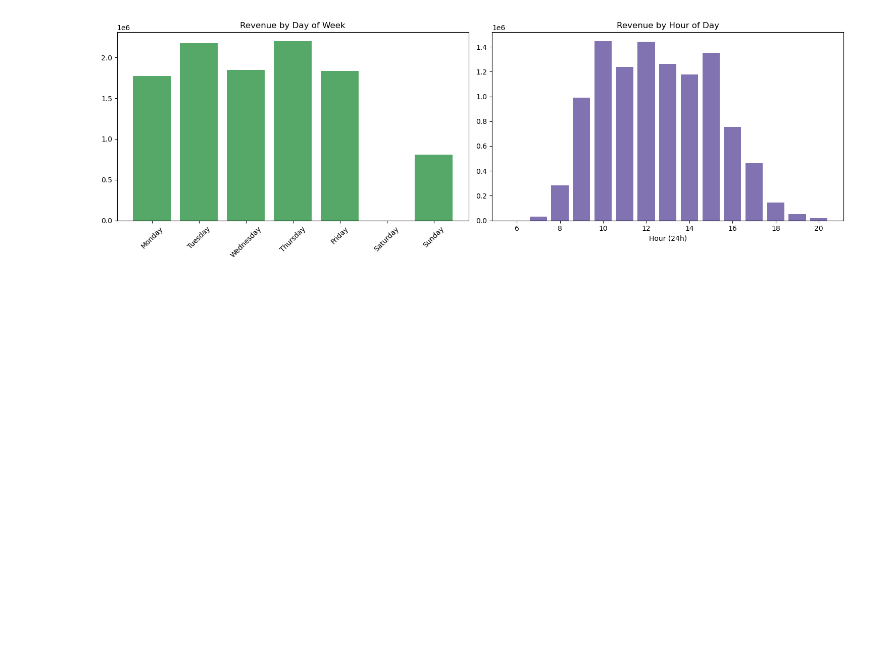
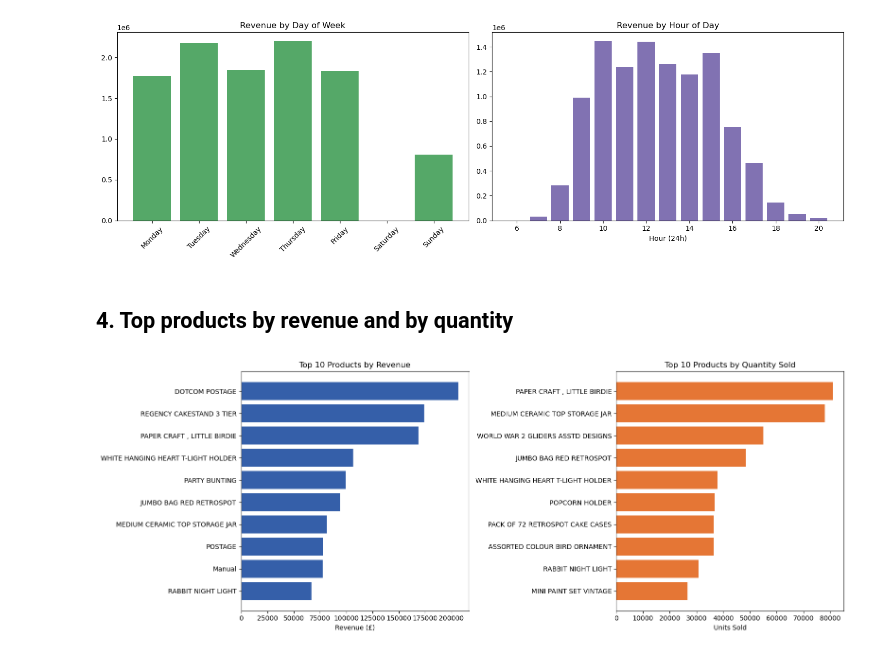
Before and after one commit to itsayushydv/data-analytics-projects, a Jupyter notebook: ecom/notebook/revenue_trend.ipynb, the cells around one changed output. Drawn from its saved outputs; the diff is of its cells as text; code cells hidden in the pictures; blank space fills up the shorter version.

Commit message:
feat: add top products by revenue and quantity

```diff
--- a/ecom/notebook/revenue_trend.ipynb
+++ b/ecom/notebook/revenue_trend.ipynb
@@ -99,3 +99,24 @@ plt.savefig('dow_hour_revenue.png', bbox_inches='tight')
 plt.show()
 # %% [output]
 [figure]
+# %% [markdown]
+## 4. Top products by revenue and by quantity
+# %%
+top_products_revenue = df.groupby('description')['totalprice'].sum().sort_values(ascending=False).head(10)
+top_products_qty = df.groupby('description')['quantity'].sum().sort_values(ascending=False).head(10)
+
+fig, axes = plt.subplots(1, 2, figsize=(16, 6))
+
+axes[0].barh(top_products_revenue.index[::-1], top_products_revenue.values[::-1], color='#355FA9')
+axes[0].set_title('Top 10 Products by Revenue')
+axes[0].set_xlabel('Revenue (£)')
+
+axes[1].barh(top_products_qty.index[::-1], top_products_qty.values[::-1], color='#E57635')
+axes[1].set_title('Top 10 Products by Quantity Sold')
+axes[1].set_xlabel('Units Sold')
+
+plt.tight_layout()
+plt.savefig('top_products.png', bbox_inches='tight')
+plt.show()
+# %% [output]
+[figure, added]
```
Also changed, not shown: 1 other file.
